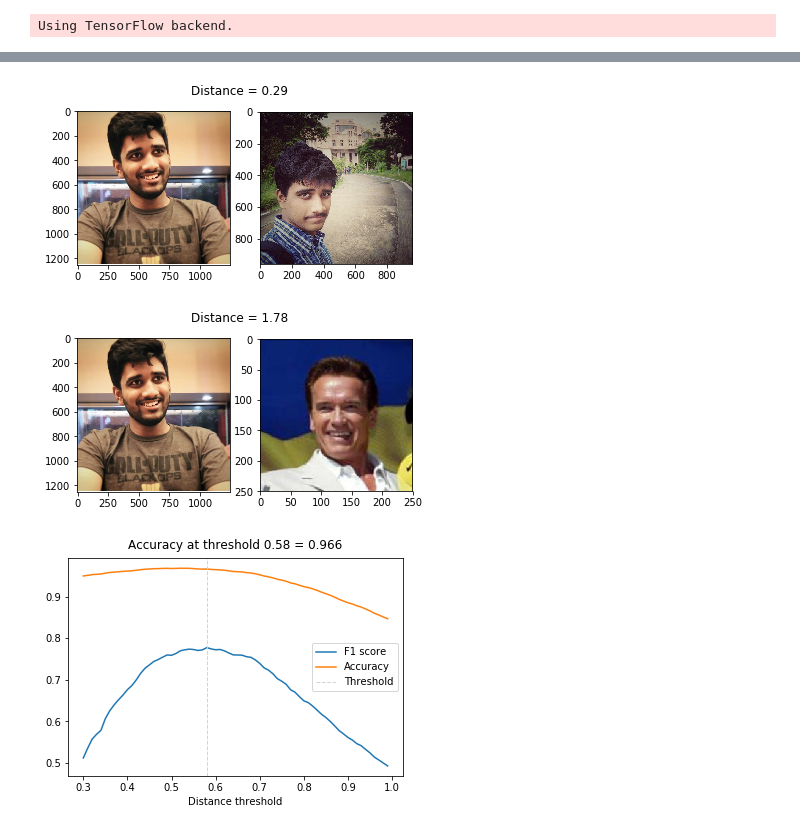
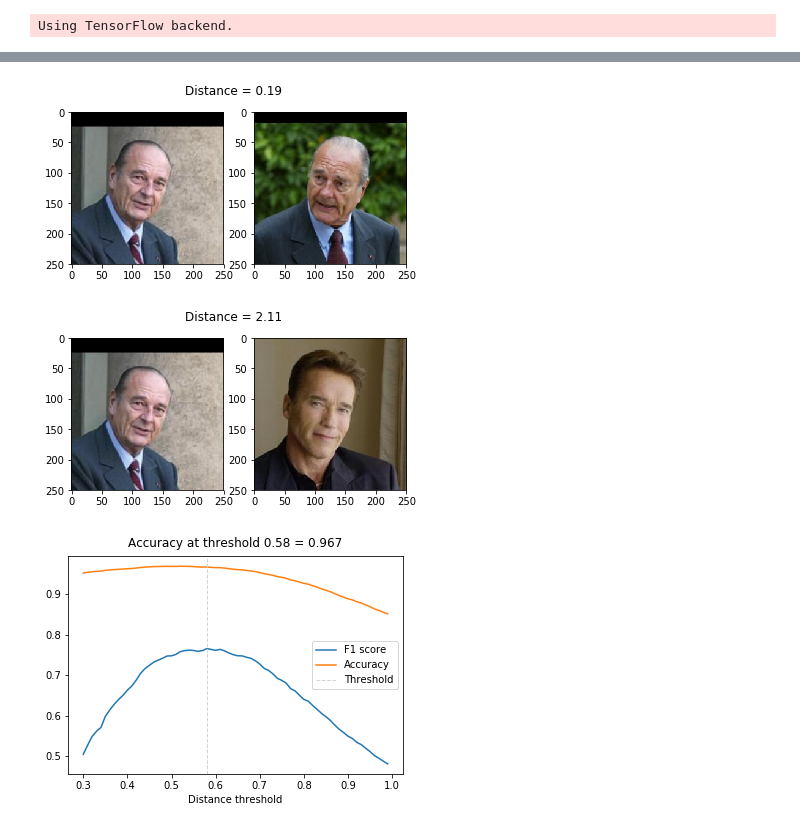
Before and after one commit to mrsaicharan1/face-rec-a, a Jupyter notebook: face-rec-notebook.ipynb, the cells around one changed output, grey strips where cells are left out. Cells and saved outputs as stored; diff of their text form; code cells hidden in the pictures.

```diff
--- a/face-rec-notebook.ipynb
+++ b/face-rec-notebook.ipynb
@@ -31,7 +31,7 @@ def load_metadata(path):
         for f in os.listdir(os.path.join(path, i)):
             # Check file extension. Allow only jpg/jpeg' files.
             ext = os.path.splitext(f)[1]
-            if ext == '.jpg' or ext == '.jpeg':
+            if ext == '.jpg' or ext == '.jpeg' or ext=='.png':
                 metadata.append(IdentityMetadata(path, i, f))
     return np.array(metadata)
 
@@ -98,17 +119,17 @@ def distance(emb1, emb2):
 # %%
 def show_pair(idx1, idx2):
     plt.figure(figsize=(6,3))
     plt.suptitle(f'Distance = {distance(embedded[idx1], embedded[idx2]):.2f}')
     plt.subplot(121)
     plt.imshow(load_image(metadata[idx1].image_path()))
     plt.subplot(122)
     plt.imshow(load_image(metadata[idx2].image_path()));
 
-show_pair(43, 42)
-show_pair(43, 18)
+show_pair(78, 76)
+show_pair(78, 17)
 # %% [output]
-[figure, old version]
+[figure, new version]
-[figure, old version]
+[figure, new version]
 # %%
 def recognize(embedded):
     min_dist = 100
@@ -161,7 +182,7 @@ plt.title(f'Accuracy at threshold {opt_tau:.2f} = {opt_acc:.3f}');
 plt.xlabel('Distance threshold')
 plt.legend();
 # %% [output]
-[figure, old version]
+[figure, new version]
 # %%
 embedded = np.zeros((1, 128))
 
```
Also changed, not shown: parts of 5 cells of this notebook, 3 other files.
